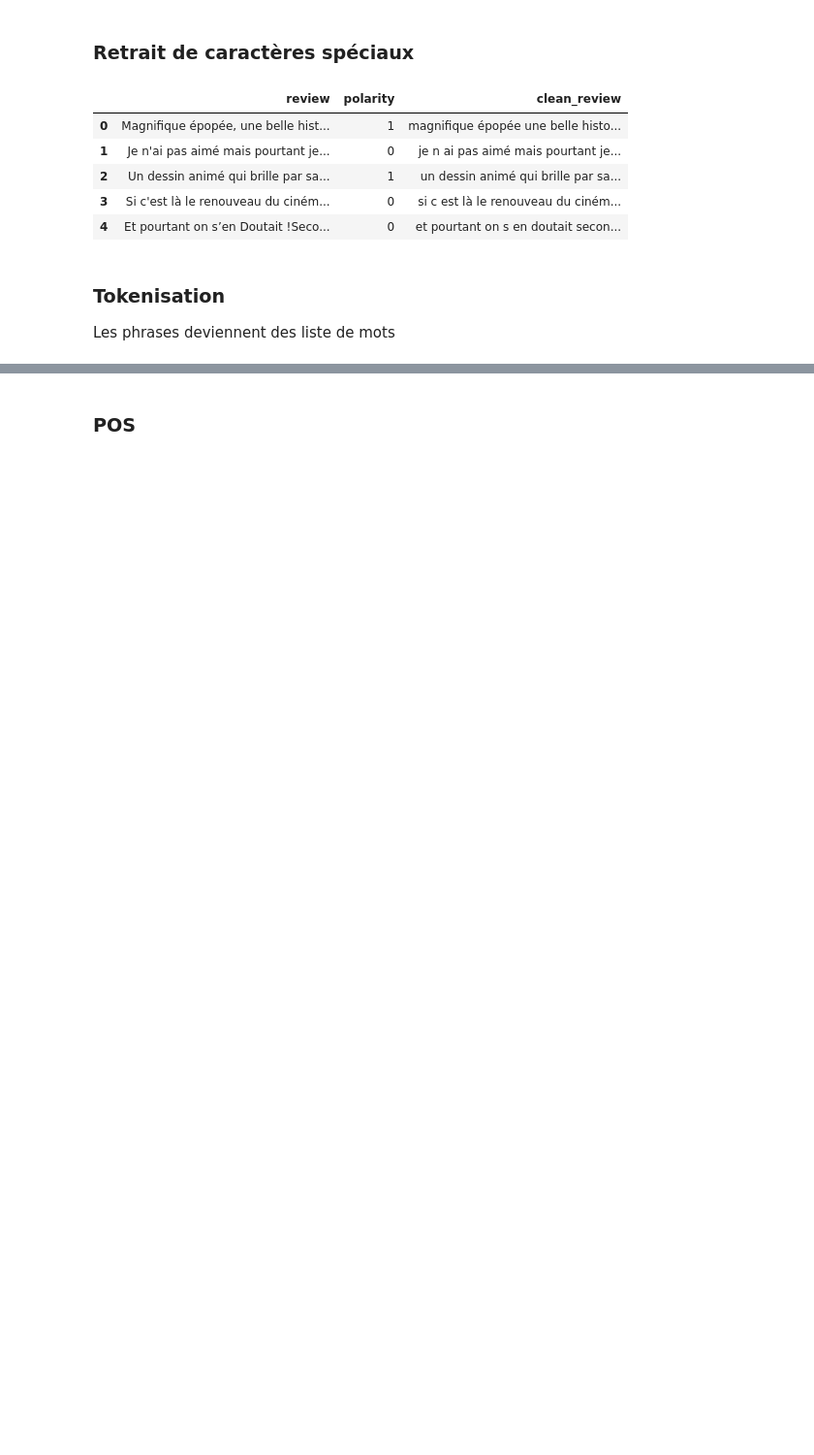
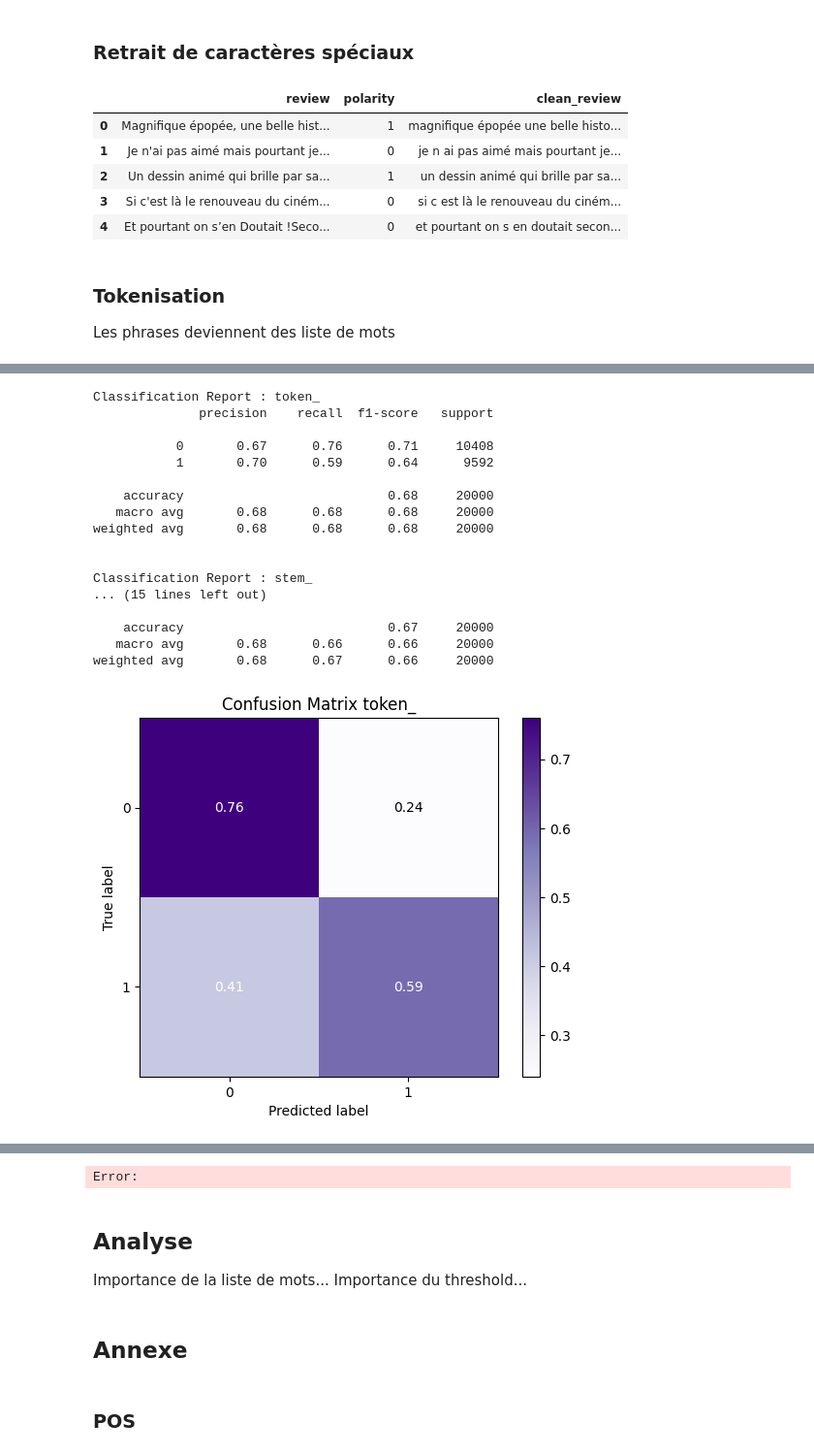
Before and after one commit to Vachonni/TrainingNLP, a Jupyter notebook: ConsortFormationNLP.ipynb, the cells around one changed output, grey strips where cells are left out. Shown at 97% size. Saved outputs shown, nothing was run; the diff lists cells and outputs as text; code cells hidden in the pictures; blank space fills up the shorter version.

Commit message:
Added load + cleaned structure.

```diff
--- a/ConsortFormationNLP.ipynb
+++ b/ConsortFormationNLP.ipynb
@@ -124,0 +205,11 @@ test_data.head()
+# %%
+# Load preprocessed test_data if previoups cells not run
+test_data = pd.read_csv(config.base_dir + '/Data/prepro_test_data.csv')
+# Get NLTK stemmer for French language
+stemmer = nltk.stem.snowball.FrenchStemmer()
+# Lemmatization for French language with functions created above
+nlp = spacy.load('fr_core_news_sm')
+nlp.add_pipe('melt_tagger', after='parser')
+nlp.add_pipe('french_lemmatizer', after='melt_tagger')
+
+test_data.head()
@@ -124,0 +258,53 @@ test_data.head()
+# %%
+# Make predictions and evaluate the 3 different techniques
+for tech in ['token_', 'stem_', 'lem_']:
+    # Predictions
+    test_data[tech+'pos'] = test_data[tech+'review'].apply(lambda l: [w for w in l if w in lex[tech+'positive'].dropna().values])
+    test_data[tech+'neg'] = test_data[tech+'review'].apply(lambda l: [w for w in l if w in lex[tech+'negative'].values])
+    test_data[tech+'diff'] = test_data[tech+'pos'].apply(len) - test_data[tech+'neg'].apply(len)
+    test_data[tech+'pred'] = test_data[tech+'diff'] >= 0
+    # Plot confusion matrix
+    skplt.metrics.plot_confusion_matrix(test_data['polarity'], test_data[tech+'pred'],
+                                    normalize=True,
+                                    title="Confusion Matrix "+tech,
+                                    cmap="Purples",
+                                    );
+    # Print classification report
+    print('\nClassification Report : '+tech)
+    print(classification_report(test_data['polarity'], test_data[tech+'pred']))
+# %%
+# Make predictions and evaluate the 3 different techniques
+for tech in ['token_', 'stem_', 'lem_']:
+    # Predictions
+    test_data[tech+'pos'] = test_data[tech+'review'].apply(lambda l: [w for w in l if w in lex[tech+'positive'].dropna().values])
+    test_data[tech+'neg'] = test_data[tech+'review'].apply(lambda l: [w for w in l if w in lex[tech+'negative'].values])
+    test_data[tech+'diff'] = test_data[tech+'pos'].apply(len) - test_data[tech+'neg'].apply(len)
+    test_data[tech+'pred'] = test_data[tech+'diff'] >= 0
+    # Plot confusion matrix
+    skplt.metrics.plot_confusion_matrix(test_data['polarity'], test_data[tech+'pred'],
+                                    normalize=True,
+                                    title="Confusion Matrix "+tech,
+                                    cmap="Purples",
+                                    );
+    # Print classification report
+    print('\nClassification Report : '+tech)
+    print(classification_report(test_data['polarity'], test_data[tech+'pred']))
+# %% [output]
+Classification Report : token_
+              precision    recall  f1-score   support
+
+           0       0.67      0.76      0.71     10408
+           1       0.70      0.59      0.64      9592
+
+    accuracy                           0.68     20000
+   macro avg       0.68      0.68      0.68     20000
+weighted avg       0.68      0.68      0.68     20000
+
+
+Classification Report : stem_
+... (15 lines left out)
+
+    accuracy                           0.67     20000
+   macro avg       0.68      0.66      0.66     20000
+weighted avg       0.68      0.67      0.66     20000
+[figure, added]
@@ -125,2 +313,10 @@ test_data.head()
+Error:
+# %% [markdown]
+## Analyse
+
+Importance de la liste de mots...
+Importance du threshold...
+# %% [markdown]
+## Annexe
 # %% [markdown]
 ### POS
```
Also changed, not shown: parts of 59 cells of this notebook.
